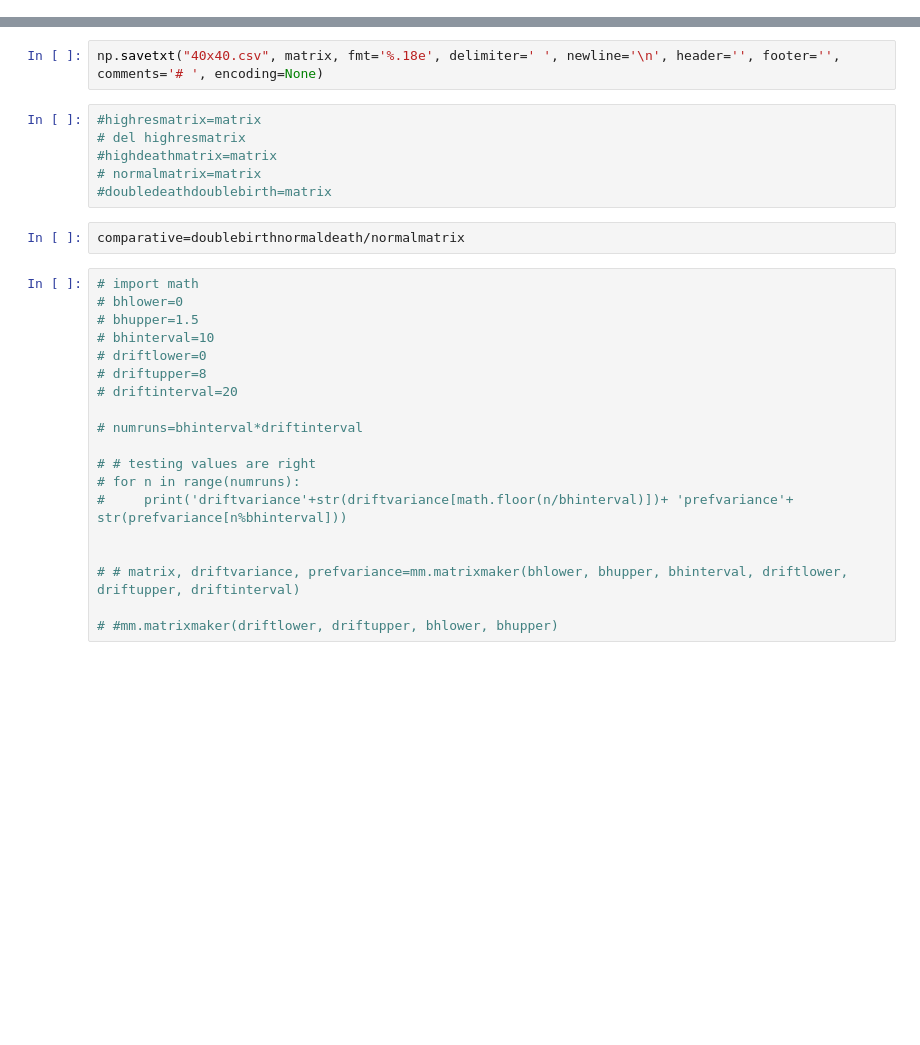
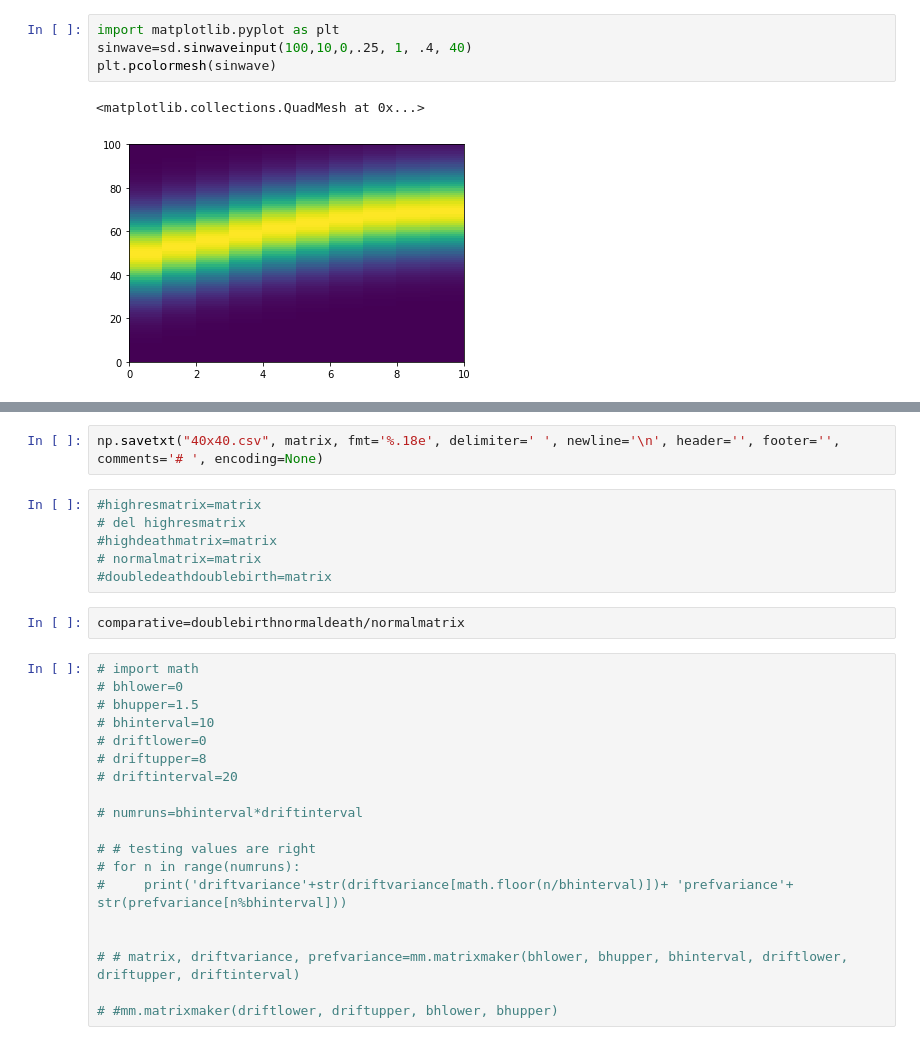
Before and after one commit to ryantmaloney/Simplified-Drift-Modeling, a Jupyter notebook: driftmodeling.ipynb, the cells around one changed output, grey strips where cells are left out. Drawn from its saved outputs; the diff is of its cells as text; blank space fills up the shorter version.

```diff
--- a/driftmodeling.ipynb
+++ b/driftmodeling.ipynb
@@ -4,0 +7,7 @@ imp.reload(sd)
+# %%
+import matplotlib.pyplot as plt
+sinwave=sd.sinwaveinput(100,10,0,.25, 1, .4, 40)
+plt.pcolormesh(sinwave)
+# %% [output]
+<matplotlib.collections.QuadMesh at 0x...>
+[figure, added]
```
Also changed, not shown: parts of 13 cells of this notebook, 2 other files.
